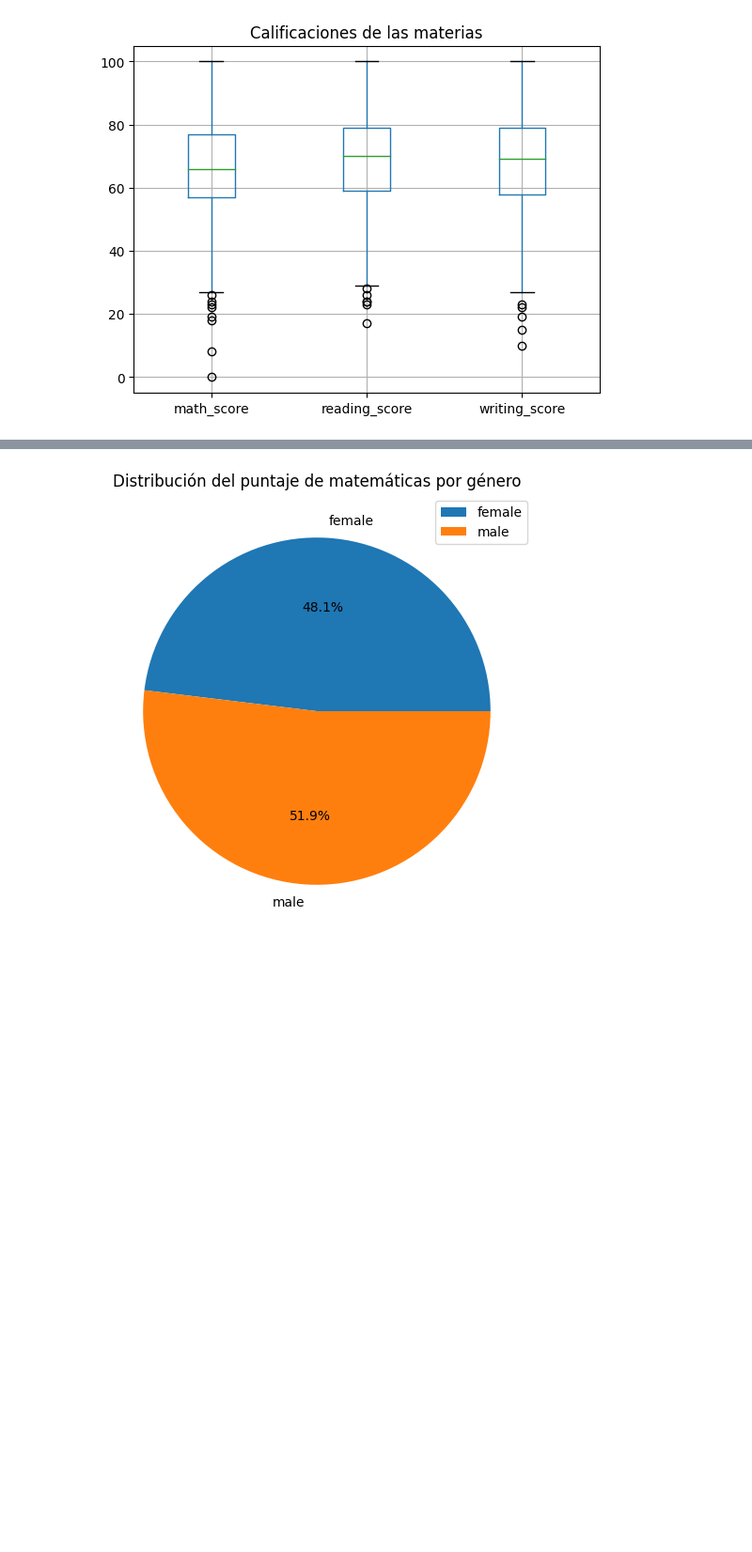
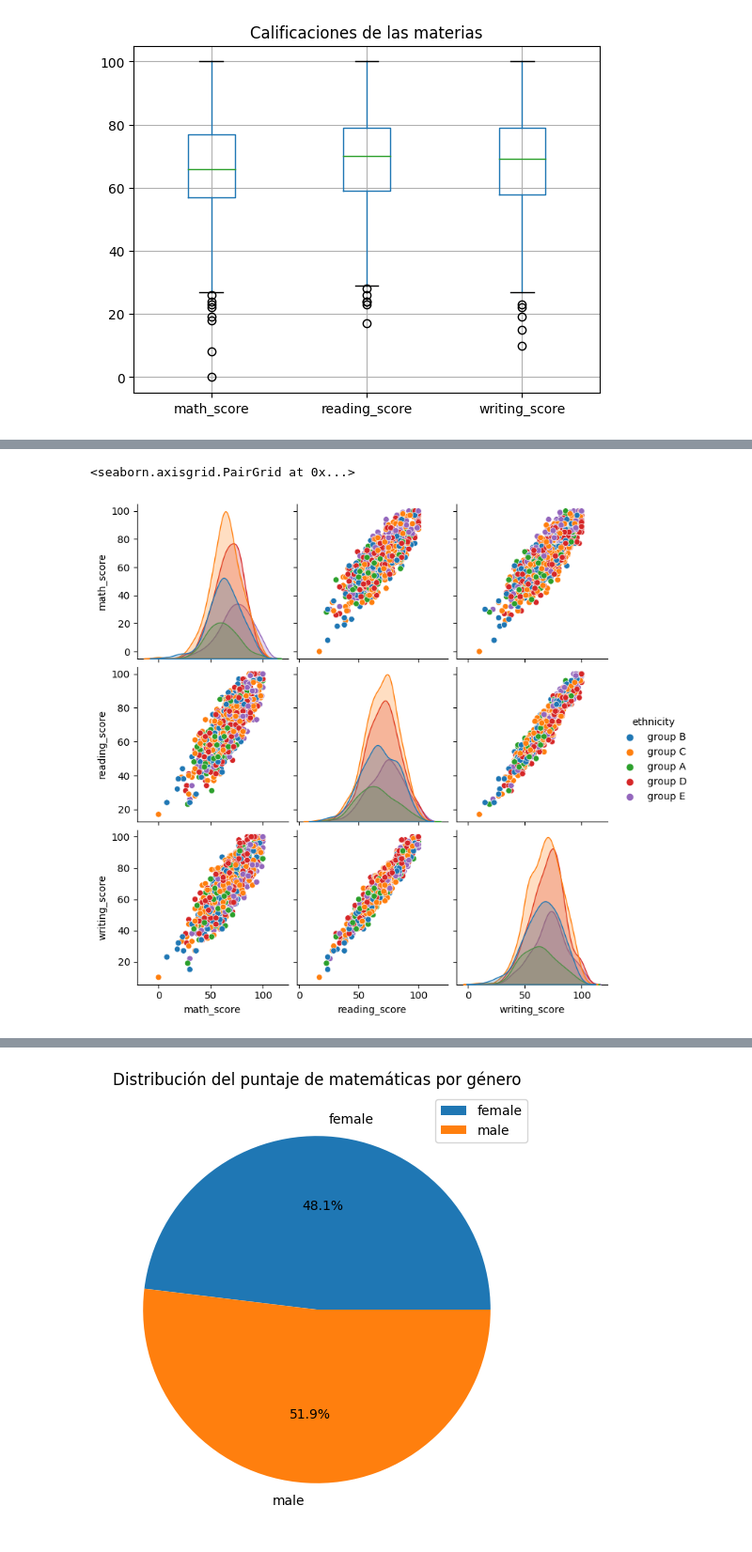
Before and after one commit to Dern965/CienciaDatosTriada, a Jupyter notebook: Proyectos/Unidad1/EDA/Proyecto2_Triada.ipynb, the cells around one changed output, grey strips where cells are left out. Shown at 94% size. Saved outputs shown, nothing was run; the diff lists cells and outputs as text; code cells hidden in the pictures; blank space fills up the shorter version.

```diff
--- a/Proyectos/Unidad1/EDA/Proyecto2_Triada.ipynb
+++ b/Proyectos/Unidad1/EDA/Proyecto2_Triada.ipynb
@@ -241,0 +249,5 @@ plt.show()
+# %%
+sns.pairplot(sp,hue='ethnicity')
+# %% [output]
+<seaborn.axisgrid.PairGrid at 0x...>
+[figure, added]
```
Also changed, not shown: parts of 10 cells of this notebook.
